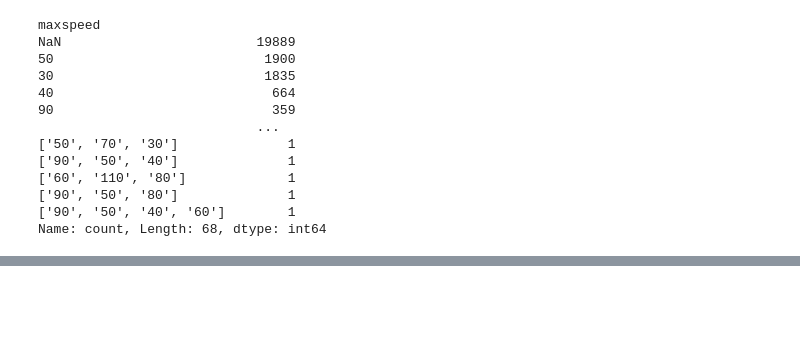
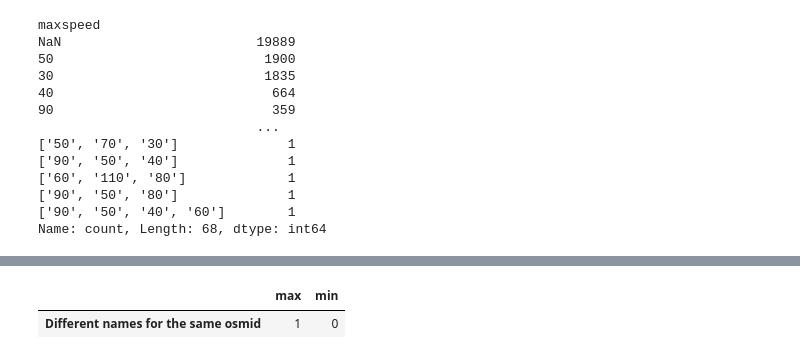
Before and after one commit to Hoegen/Data-Curation-Project, a Jupyter notebook: 0. EDA.ipynb, the cells around one changed output, grey strips where cells are left out. Cells and saved outputs as stored; diff of their text form; code cells hidden in the pictures; blank space fills up the shorter version.

```diff
--- a/report.ipynb
+++ b/0. EDA.ipynb
@@ -646,0 +766,22 @@ Name: count, Length: 68, dtype: int64
+# %%
+pd.concat(
+    [
+        roads[['osmid', 'name']].groupby('osmid').nunique().max(),
+        roads[['osmid', 'name']].groupby('osmid').nunique().min()
+    ],
+    axis=1
+).rename(
+    {
+        0: 'max',
+        1: 'min'
+    },
+    axis = 1
+).rename(
+    {
+        'name': 'Different names for the same osmid'
+    },
+    axis = 0
+)
+# %% [output]
+|  | max | min |
+| Different names for the same osmid | 1 | 0 |
```
Also changed, not shown: parts of 20 cells of this notebook, 5 other files.
